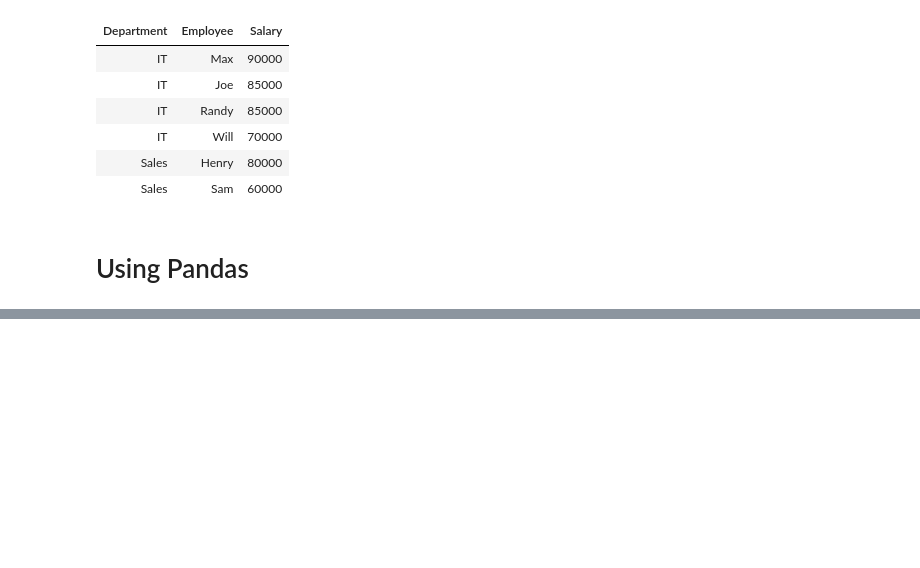
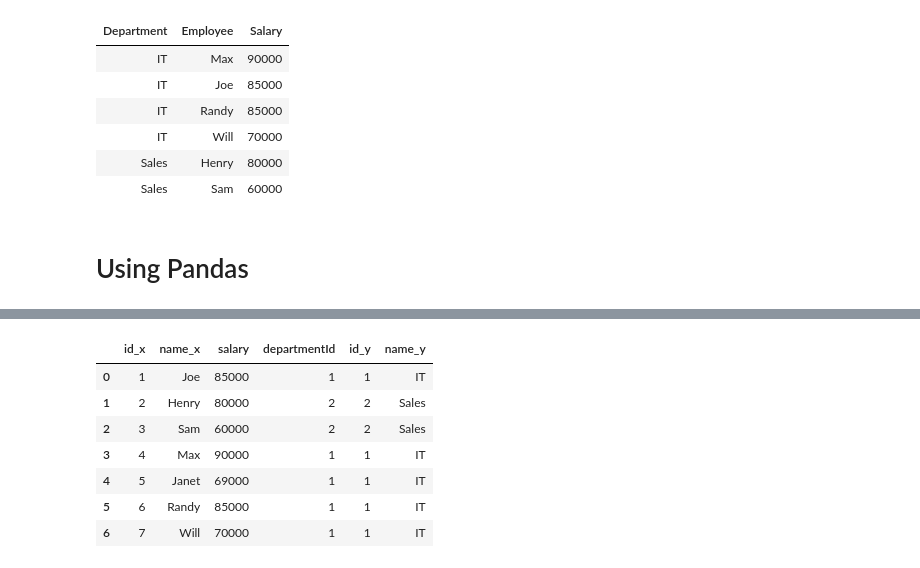
Before and after one commit to benkaan001/mysql_query_lab, a Jupyter notebook: mysql_query_lab/notebooks/leetcode50/06_07_department_top_three_salaries.ipynb, the cells around one changed output, grey strips where cells are left out. Cells and saved outputs as stored; diff of their text form; code cells hidden in the pictures; blank space fills up the shorter version.

```diff
--- a/mysql_query_lab/notebooks/leetcode50/06_07_department_top_three_salaries.ipynb
+++ b/mysql_query_lab/notebooks/leetcode50/06_07_department_top_three_salaries.ipynb
@@ -281,0 +323,12 @@ display(employee_df, department_df)
+# %%
+merged_df = employee_df.merge(department_df, left_on='departmentId', right_on='id', how='left')
+merged_df
+# %% [output]
+|  | id_x | name_x | salary | departmentId | id_y | name_y |
+| 0 | 1 | Joe | 85000 | 1 | 1 | IT |
+| 1 | 2 | Henry | 80000 | 2 | 2 | Sales |
+| 2 | 3 | Sam | 60000 | 2 | 2 | Sales |
+| 3 | 4 | Max | 90000 | 1 | 1 | IT |
+| 4 | 5 | Janet | 69000 | 1 | 1 | IT |
+| 5 | 6 | Randy | 85000 | 1 | 1 | IT |
+| 6 | 7 | Will | 70000 | 1 | 1 | IT |
```
Also changed, not shown: parts of 6 cells of this notebook.
